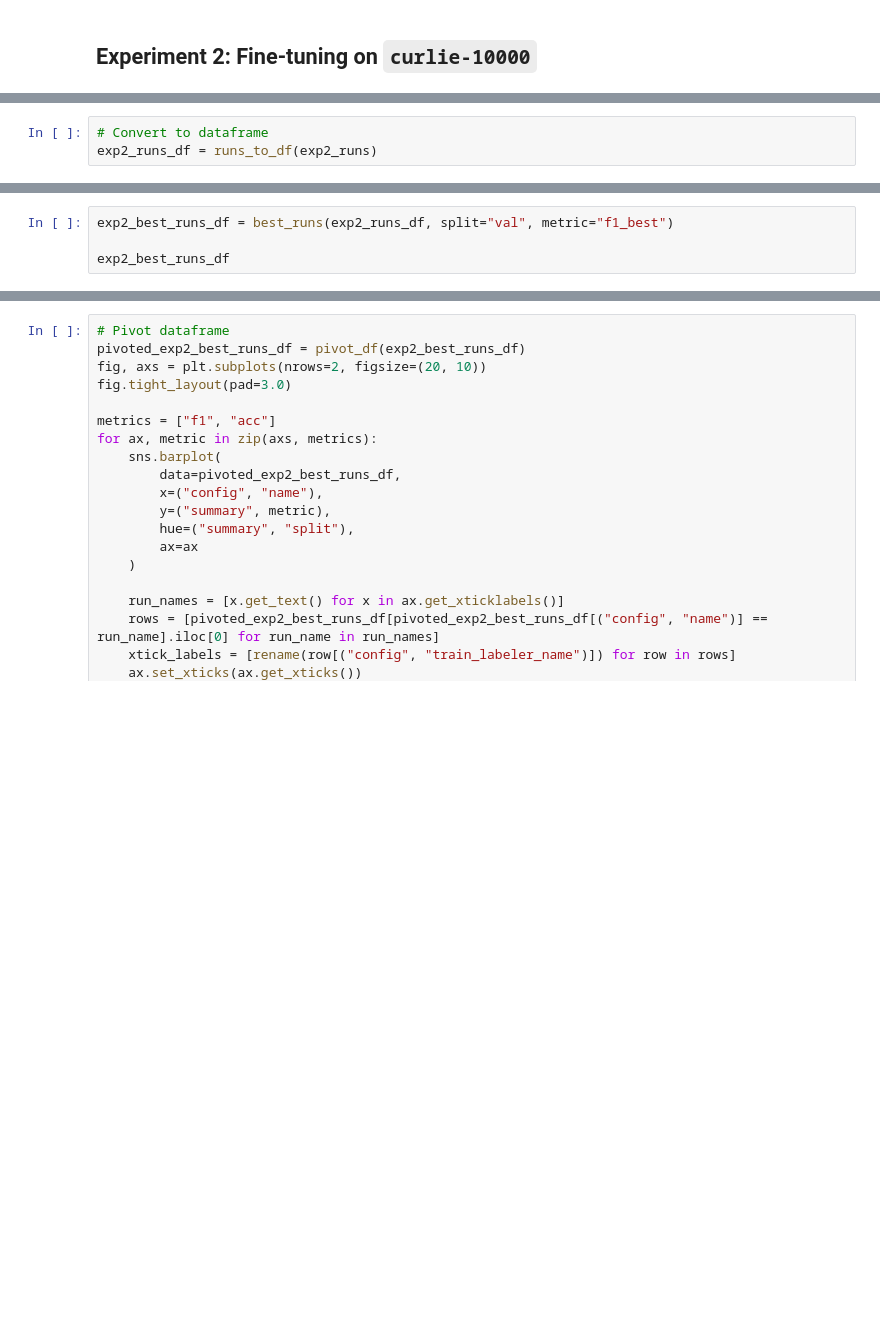
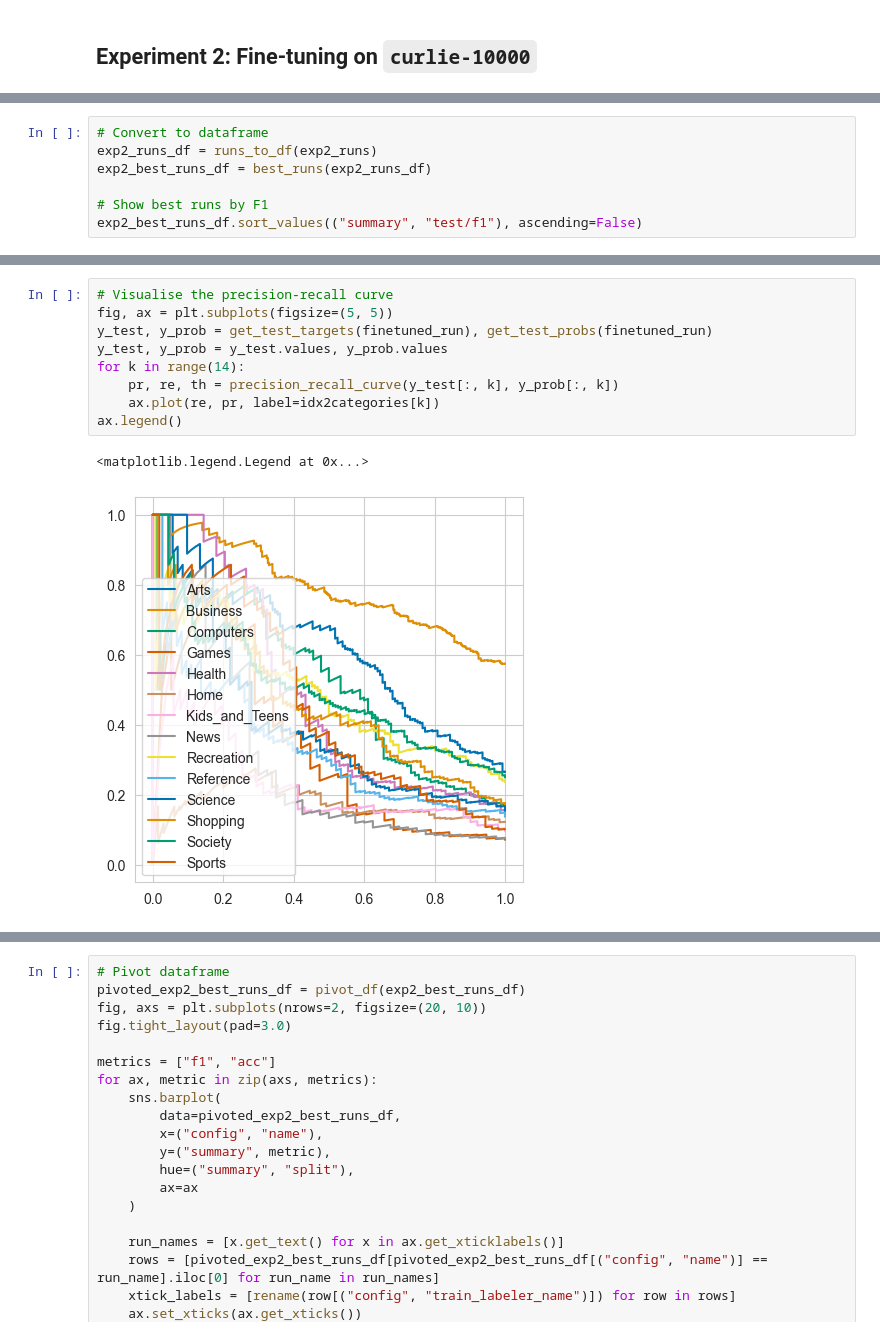
Before and after one commit to CS-433/ml-project-2-mlp, a Jupyter notebook: notebooks/analysis.ipynb, the cells around one changed output, grey strips where cells are left out. Cells and saved outputs as stored; diff of their text form; blank space fills up the shorter version.

```diff
--- a/notebooks/analysis.ipynb
+++ b/notebooks/analysis.ipynb
@@ -343,3 +412,7 @@ print(f"✅ Loaded {len(exp2_runs)} runs from W&B ({WANDB_ENTITY}/{WANDB_PROJECT
 # %%
 # Convert to dataframe
 exp2_runs_df = runs_to_df(exp2_runs)
+exp2_best_runs_df = best_runs(exp2_runs_df)
+
+# Show best runs by F1
+exp2_best_runs_df.sort_values(("summary", "test/f1"), ascending=False)
@@ -348,4 +424,0 @@ exp2_runs_df.sort_values(("summary", "test/f1"), ascending=False).iloc[0]
-# %%
-exp2_best_runs_df = best_runs(exp2_runs_df, split="val", metric="f1_best")
-
-exp2_best_runs_df
@@ -351,0 +475,12 @@ exp2_best_runs_df
+# %%
+# Visualise the precision-recall curve
+fig, ax = plt.subplots(figsize=(5, 5))
+y_test, y_prob = get_test_targets(finetuned_run), get_test_probs(finetuned_run)
+y_test, y_prob = y_test.values, y_prob.values
+for k in range(14):
+    pr, re, th = precision_recall_curve(y_test[:, k], y_prob[:, k])
+    ax.plot(re, pr, label=idx2categories[k])
+ax.legend()
+# %% [output]
+<matplotlib.legend.Legend at 0x...>
+[figure, added]
```
Also changed, not shown: parts of 25 cells of this notebook, 1 other file.
